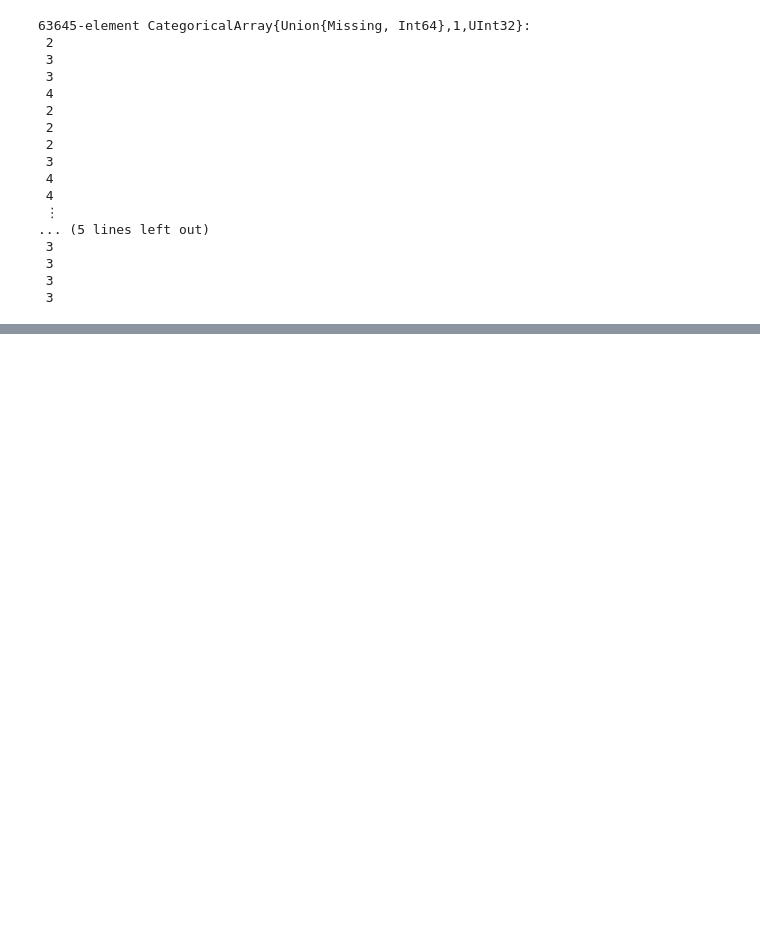
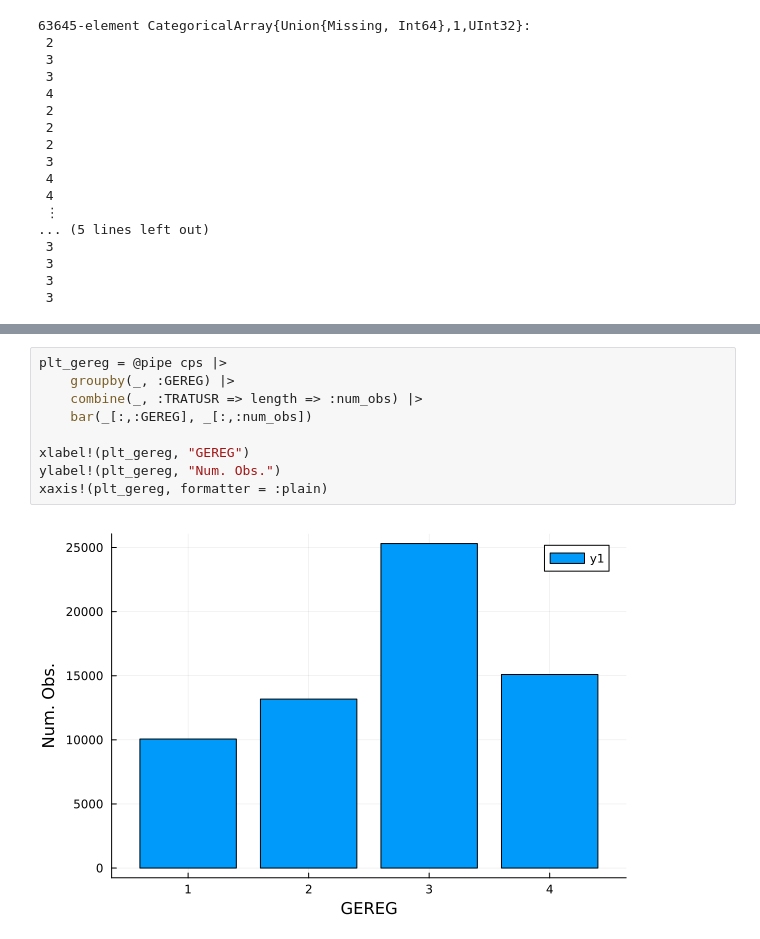
Before and after one commit to mike-herman/DoingRightNow-Analysis, a Jupyter notebook: Journal.ipynb, the cells around one changed output, grey strips where cells are left out. Drawn from its saved outputs; the diff is of its cells as text; blank space fills up the shorter version.

```diff
--- a/Journal.ipynb
+++ b/Journal.ipynb
@@ -348,0 +349,11 @@ cps
+# %%
+plt_gereg = @pipe cps |>
+    groupby(_, :GEREG) |>
+    combine(_, :TRATUSR => length => :num_obs) |>
+    bar(_[:,:GEREG], _[:,:num_obs])
+
+xlabel!(plt_gereg, "GEREG")
+ylabel!(plt_gereg, "Num. Obs.")
+xaxis!(plt_gereg, formatter = :plain)
+# %% [output]
+[figure, added]
```
Also changed, not shown: parts of 35 cells of this notebook, 4 other files.
